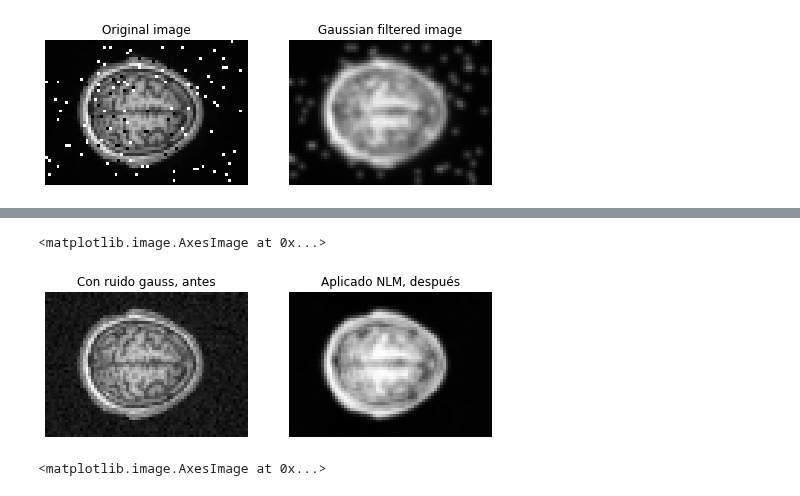
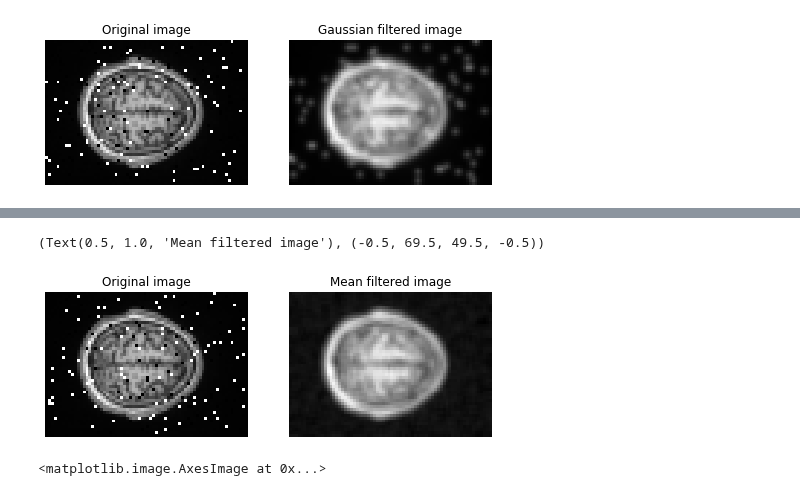
Before and after one commit to Mariaprddz/Analisis, a Jupyter notebook: Analisis/NoVirus.ipynb, the cells around one changed output, grey strips where cells are left out. Drawn from its saved outputs; the diff is of its cells as text; code cells hidden in the pictures.

```diff
--- a/Analisis/NoVirus.ipynb
+++ b/Analisis/NoVirus.ipynb
@@ -212,14 +216,15 @@ matriz_imagen = modules.nlm(img_gauss, 1)
 # %%
-fig = plt.figure(figsize=(8,5))
+img_meanfiltered = modules.mean_filter(img_gauss,3)
+fig = plt.figure(figsize=(8,10))
 plt.subplot(121)
-plt.imshow(img_gauss,cmap=plt.cm.gray)
-plt.title('Con ruido gauss, antes'), plt.axis('off')
+plt.imshow(img_salpimienta, cmap=plt.cm.gray)
+plt.title('Original image'), plt.axis('off')
 plt.subplot(122)
-plt.title('Aplicado NLM, después'), plt.axis('off')
-plt.imshow(matriz_imagen, cmap=plt.cm.gray)
+plt.imshow(img_meanfiltered, cmap=plt.cm.gray)
+plt.title('Mean filtered image'), plt.axis('off')
 # %% [output]
-<matplotlib.image.AxesImage at 0x...>
+(Text(0.5, 1.0, 'Mean filtered image'), (-0.5, 69.5, 49.5, -0.5))
-[figure, old version]
+[figure, new version]
 # %%
 nlm_samepatch = modules.nlm_samepatch(img_gauss, 1)
 # %%
```
Also changed, not shown: parts of 6 cells of this notebook.
